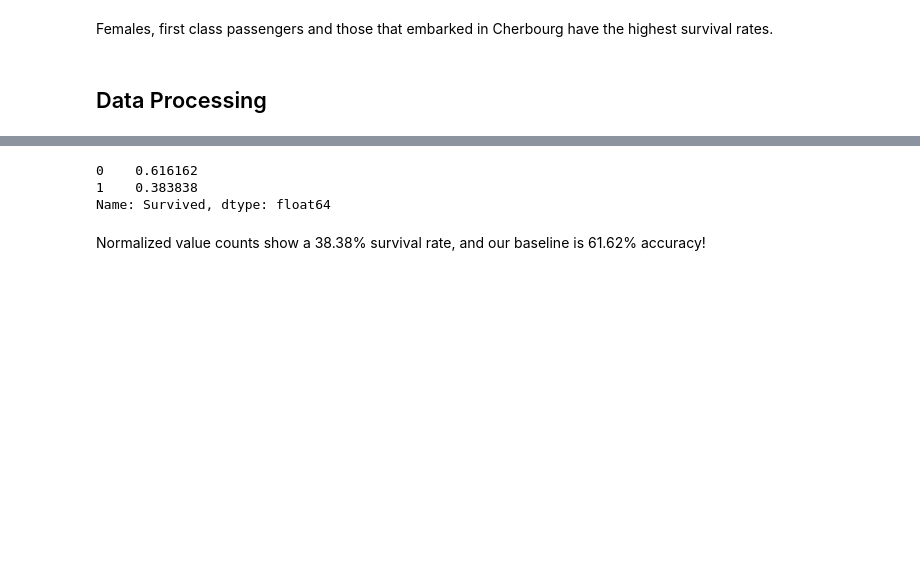
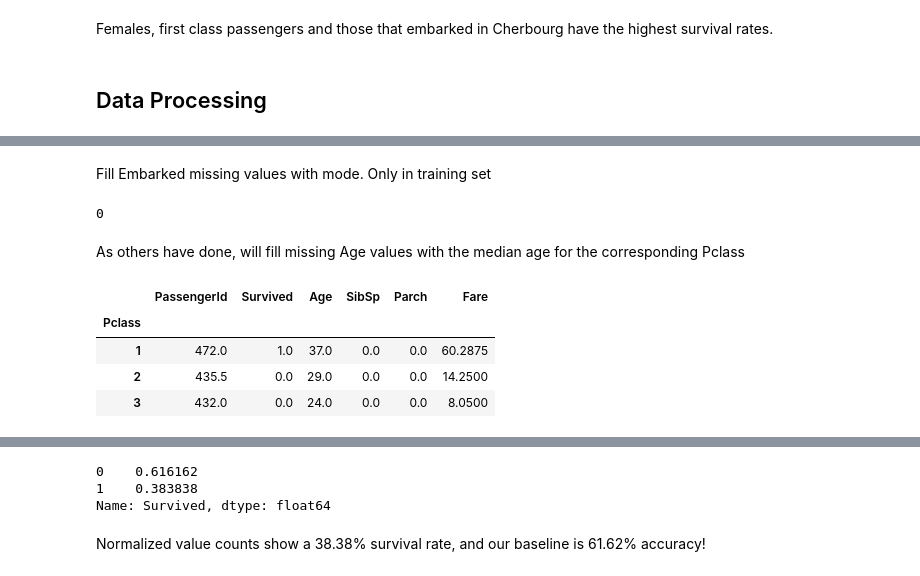
Before and after one commit to pezpet/titanic, a Jupyter notebook: code.ipynb, the cells around one changed output, grey strips where cells are left out. Cells and saved outputs as stored; diff of their text form; code cells hidden in the pictures; blank space fills up the shorter version.

```diff
--- a/code.ipynb
+++ b/code.ipynb
@@ -120,0 +158,20 @@ Females, first class passengers and those that embarked in Cherbourg have the hi
+# %% [markdown]
+Fill Embarked missing values with mode. Only in training set
+# %%
+# Fill na in Embarked with mode
+train.loc[train["Embarked"].isna(), "Embarked"] = train["Embarked"].mode()[0]
+train['Embarked'].isna().sum()
+# %% [output]
+0
+# %% [markdown]
+As others have done, will fill missing Age values with the median age for the corresponding Pclass
+# %%
+# Fill na in Age with median by Pclass
+median_ages = train.groupby(['Pclass']).median()
+median_ages
+# %% [output]
+|  | PassengerId | Survived | Age | SibSp | Parch | Fare |
+| Pclass |  |  |  |  |  |  |
+| 1 | 472.0 | 1.0 | 37.0 | 0.0 | 0.0 | 60.2875 |
+| 2 | 435.5 | 0.0 | 29.0 | 0.0 | 0.0 | 14.2500 |
+| 3 | 432.0 | 0.0 | 24.0 | 0.0 | 0.0 | 8.0500 |
```
Also changed, not shown: parts of 38 cells of this notebook.
